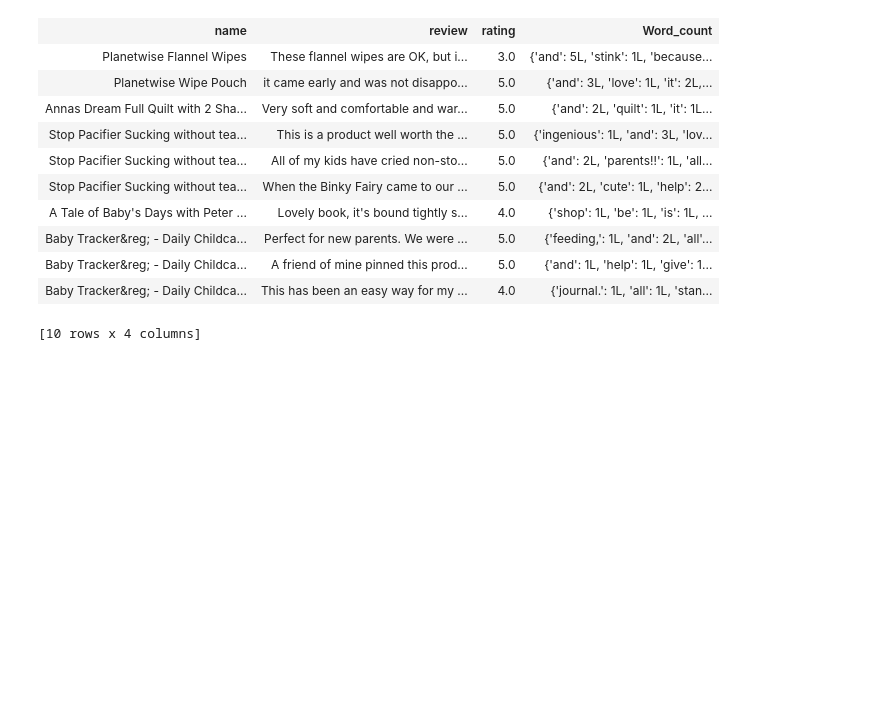
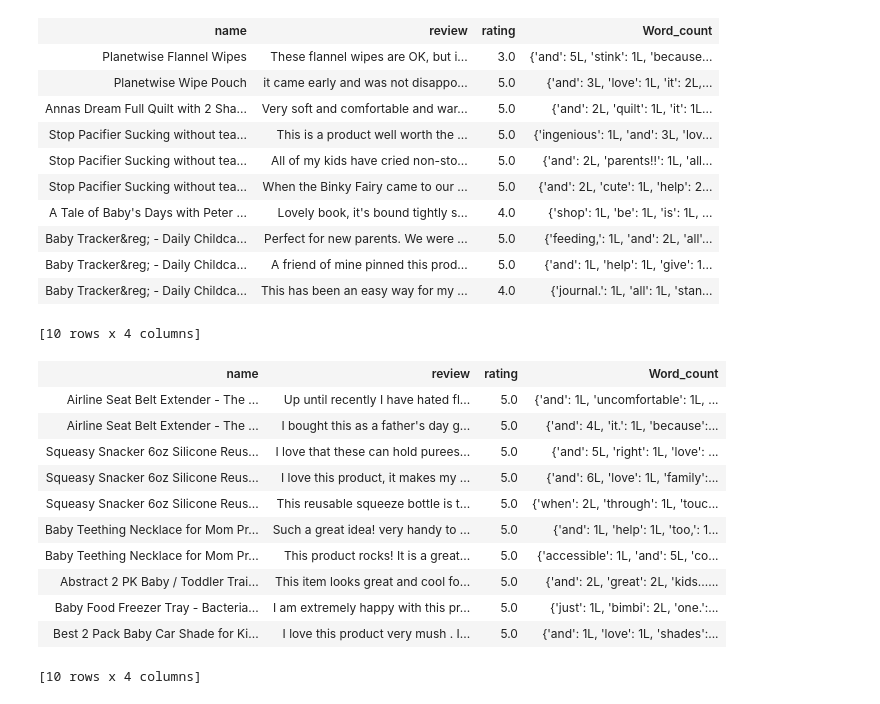
Before and after one commit to Mobusshar/MLWashington1, a Jupyter notebook: Week3.ipynb, the cells around one changed output. Cells and saved outputs as stored; diff of their text form; code cells hidden in the pictures; blank space fills up the shorter version.

```diff
--- a/Week3.ipynb
+++ b/Week3.ipynb
@@ -40,3 +40,18 @@ products.head()
 | Baby Tracker&reg; - Daily Childca... | A friend of mine pinned this prod... | 5.0 | {'and': 1L, 'help': 1L, 'give': 1... |
 | Baby Tracker&reg; - Daily Childca... | This has been an easy way for my ... | 4.0 | {'journal.': 1L, 'all': 1L, 'stan... |
 [10 rows x 4 columns]
+# %%
+products.tail()
+# %% [output]
+| name | review | rating | Word_count |
+| Airline Seat Belt Extender - The ... | Up until recently I have hated fl... | 5.0 | {'and': 1L, 'uncomfortable': 1L, ... |
+| Airline Seat Belt Extender - The ... | I bought this as a father's day g... | 5.0 | {'and': 4L, 'it.': 1L, 'because':... |
+| Squeasy Snacker 6oz Silicone Reus... | I love that these can hold purees... | 5.0 | {'and': 5L, 'right': 1L, 'love': ... |
+| Squeasy Snacker 6oz Silicone Reus... | I love this product, it makes my ... | 5.0 | {'and': 6L, 'love': 1L, 'family':... |
+| Squeasy Snacker 6oz Silicone Reus... | This reusable squeeze bottle is t... | 5.0 | {'when': 2L, 'through': 1L, 'touc... |
+| Baby Teething Necklace for Mom Pr... | Such a great idea! very handy to ... | 5.0 | {'and': 1L, 'help': 1L, 'too,': 1... |
+| Baby Teething Necklace for Mom Pr... | This product rocks! It is a great... | 5.0 | {'accessible': 1L, 'and': 5L, 'co... |
+| Abstract 2 PK Baby / Toddler Trai... | This item looks great and cool fo... | 5.0 | {'and': 2L, 'great': 2L, 'kids...... |
+| Baby Food Freezer Tray - Bacteria... | I am extremely happy with this pr... | 5.0 | {'just': 1L, 'bimbi': 2L, 'one.':... |
+| Best 2 Pack Baby Car Shade for Ki... | I love this product very mush . I... | 5.0 | {'and': 1L, 'love': 1L, 'shades':... |
+[10 rows x 4 columns]
```
Also changed, not shown: parts of 13 cells of this notebook.
